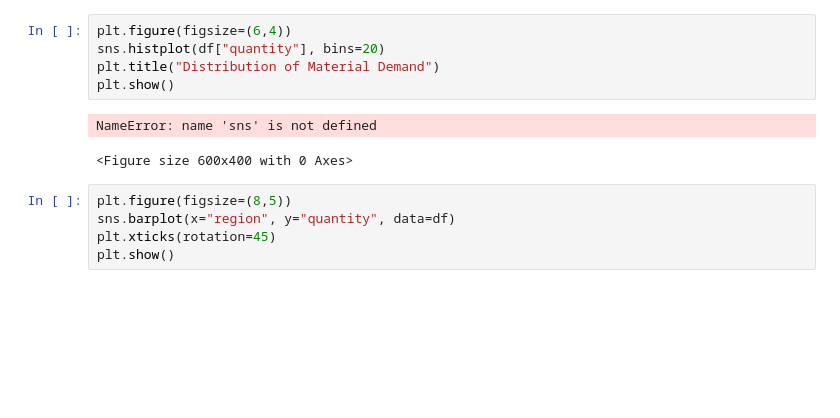
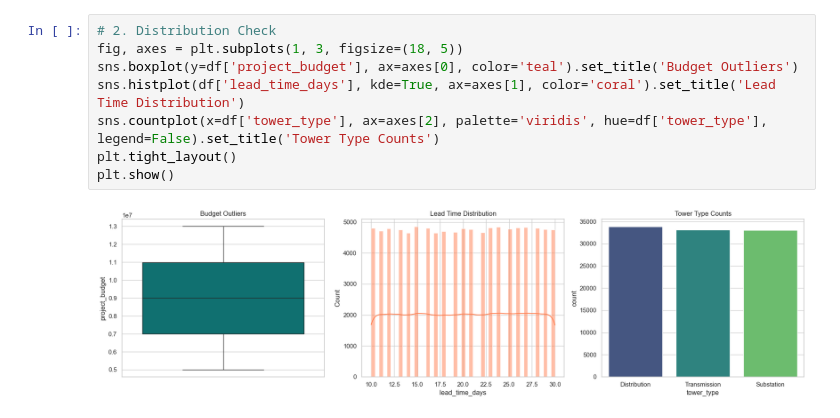
Before and after one commit to satishchawali/Powergrid-inventory-forecasting, a Jupyter notebook: ml/notebooks/01_eda.ipynb, the cells around one changed output. Drawn from its saved outputs; the diff is of its cells as text; blank space fills up the shorter version.

```diff
--- a/ml/notebooks/01_eda.ipynb
+++ b/ml/notebooks/01_eda.ipynb
@@ -17,13 +58,10 @@ df.isnull().sum()
-# %%
-plt.figure(figsize=(6,4))
-sns.histplot(df["quantity"], bins=20)
-plt.title("Distribution of Material Demand")
-plt.show()
-# %% [output]
-NameError: name 'sns' is not defined
-<Figure size 600x400 with 0 Axes>
 # %%
-plt.figure(figsize=(8,5))
-sns.barplot(x="region", y="quantity", data=df)
-plt.xticks(rotation=45)
+# 2. Distribution Check
+fig, axes = plt.subplots(1, 3, figsize=(18, 5))
+sns.boxplot(y=df['project_budget'], ax=axes[0], color='teal').set_title('Budget Outliers')
+sns.histplot(df['lead_time_days'], kde=True, ax=axes[1], color='coral').set_title('Lead Time Distribution')
+sns.countplot(x=df['tower_type'], ax=axes[2], palette='viridis', hue=df['tower_type'], legend=False).set_title('Tower Type Counts')
+plt.tight_layout()
 plt.show()
+# %% [output]
+[figure, added]
```
Also changed, not shown: parts of 6 cells of this notebook, 11 other files.
